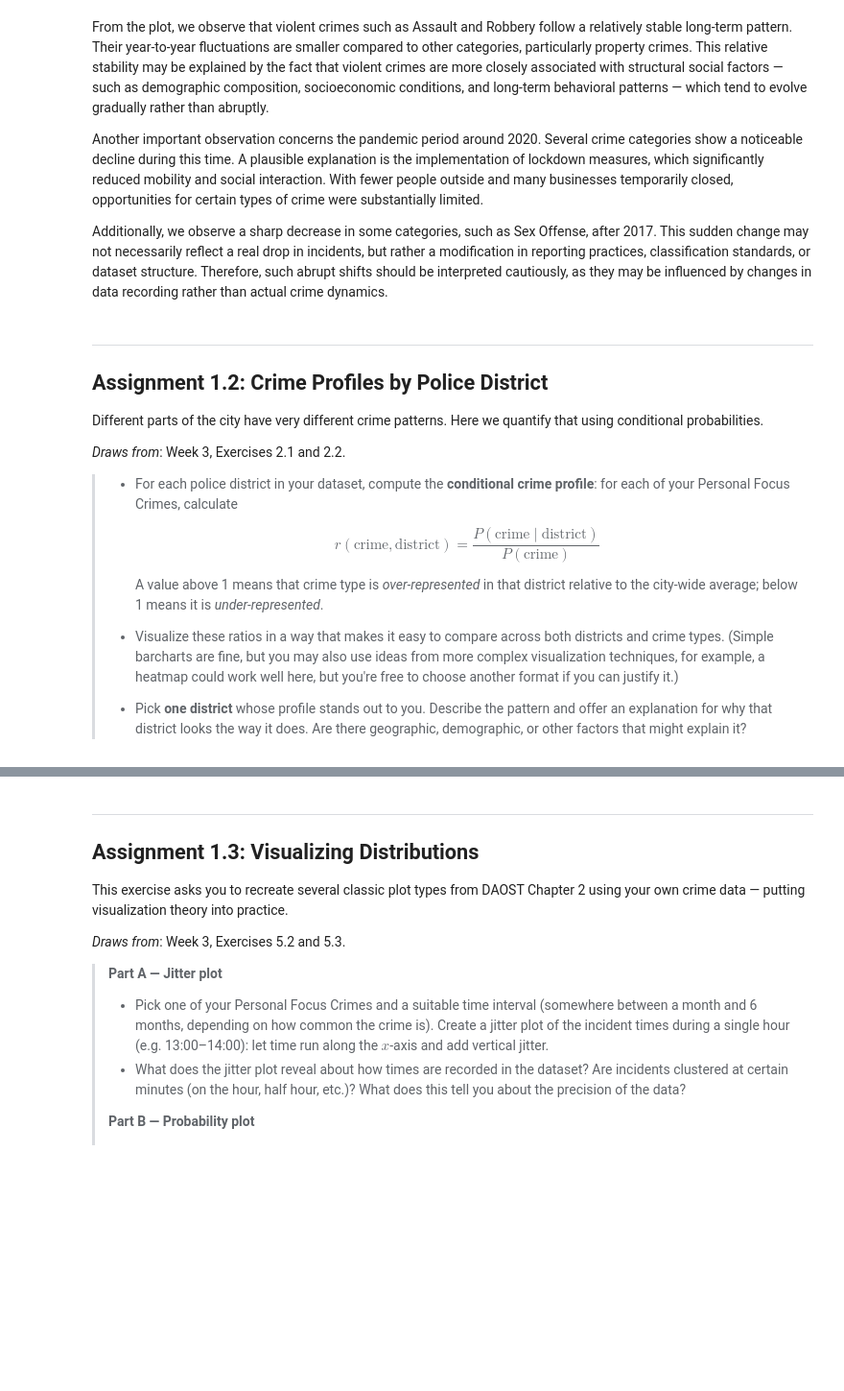
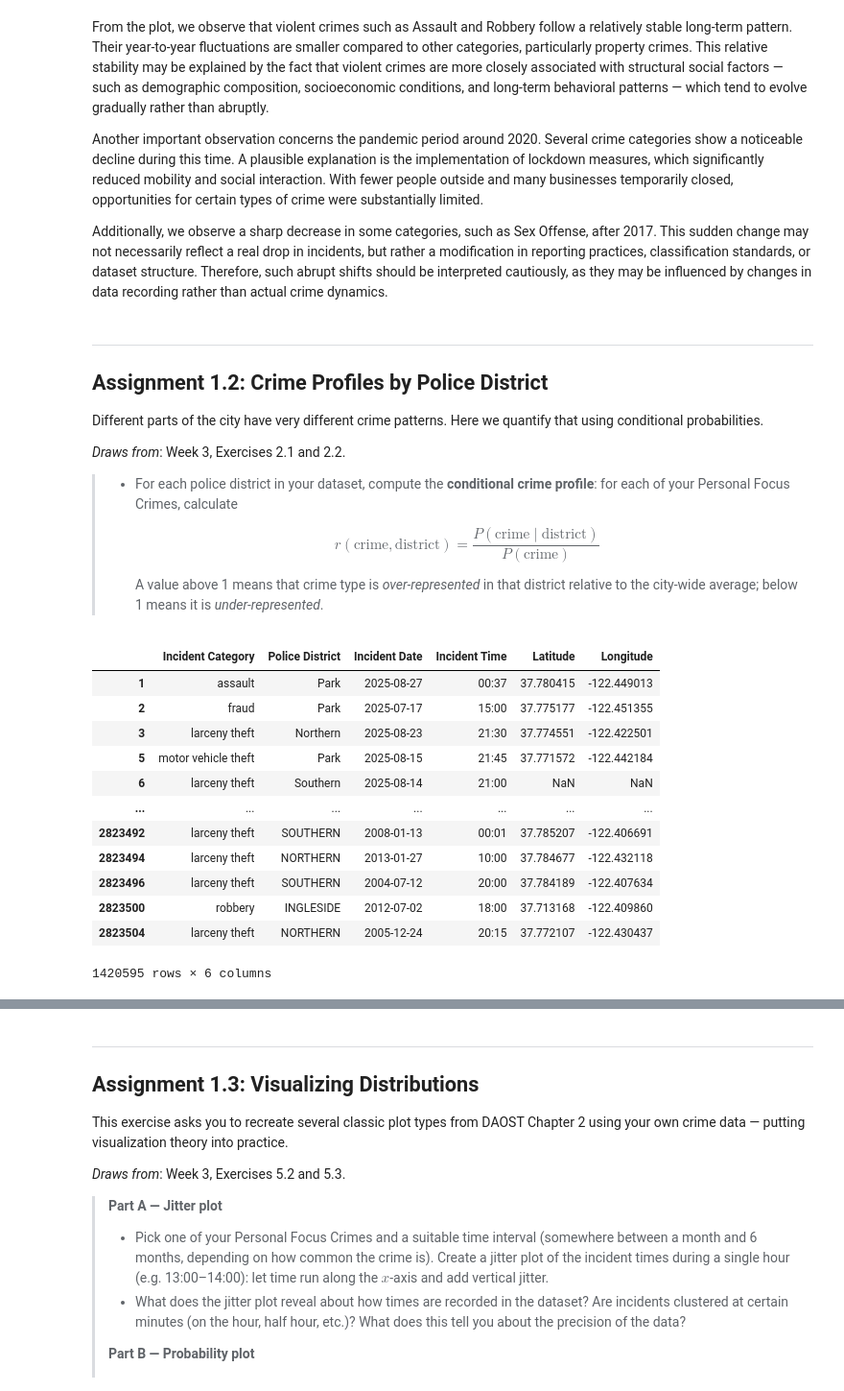
Before and after one commit to FergadakisN/assignment1_social_data_analysis, a Jupyter notebook: Assignment1.ipynb, the cells around one changed output, grey strips where cells are left out. Shown at 96% size. Saved outputs shown, nothing was run; the diff lists cells and outputs as text; code cells hidden in the pictures; blank space fills up the shorter version.

```diff
--- a/Assignment1.ipynb
+++ b/Assignment1.ipynb
@@ -155,5 +155,19 @@ Different parts of the city have very different crime patterns. Here we quantify
 >   $$r(\text{crime}, \text{district}) = \frac{P(\text{crime} \mid \text{district})}{P(\text{crime})}$$
 >
 >   A value above 1 means that crime type is *over-represented* in that district relative to the city-wide average; below 1 means it is *under-represented*.
-> * Visualize these ratios in a way that makes it easy to compare across both districts and crime types. (Simple barcharts are fine, but you may also use ideas from more complex visualization techniques, for example, a heatmap could work well here, but you're free to choose another format if you can justify it.)
-> * Pick **one district** whose profile stands out to you. Describe the pattern and offer an explanation for why that district looks the way it does. Are there geographic, demographic, or other factors that might explain it?
+# %%
+focus_crimes_df
+# %% [output]
+|  | Incident Category | Police District | Incident Date | Incident Time | Latitude | Longitude |
+| 1 | assault | Park | 2025-08-27 | 00:37 | 37.780415 | -122.449013 |
+| 2 | fraud | Park | 2025-07-17 | 15:00 | 37.775177 | -122.451355 |
+| 3 | larceny theft | Northern | 2025-08-23 | 21:30 | 37.774551 | -122.422501 |
+| 5 | motor vehicle theft | Park | 2025-08-15 | 21:45 | 37.771572 | -122.442184 |
+| 6 | larceny theft | Southern | 2025-08-14 | 21:00 | NaN | NaN |
+| ... | ... | ... | ... | ... | ... | ... |
+| 2823492 | larceny theft | SOUTHERN | 2008-01-13 | 00:01 | 37.785207 | -122.406691 |
+| 2823494 | larceny theft | NORTHERN | 2013-01-27 | 10:00 | 37.784677 | -122.432118 |
+| 2823496 | larceny theft | SOUTHERN | 2004-07-12 | 20:00 | 37.784189 | -122.407634 |
+| 2823500 | robbery | INGLESIDE | 2012-07-02 | 18:00 | 37.713168 | -122.409860 |
+| 2823504 | larceny theft | NORTHERN | 2005-12-24 | 20:15 | 37.772107 | -122.430437 |
+1420595 rows × 6 columns
```
Also changed, not shown: parts of 5 cells of this notebook.
